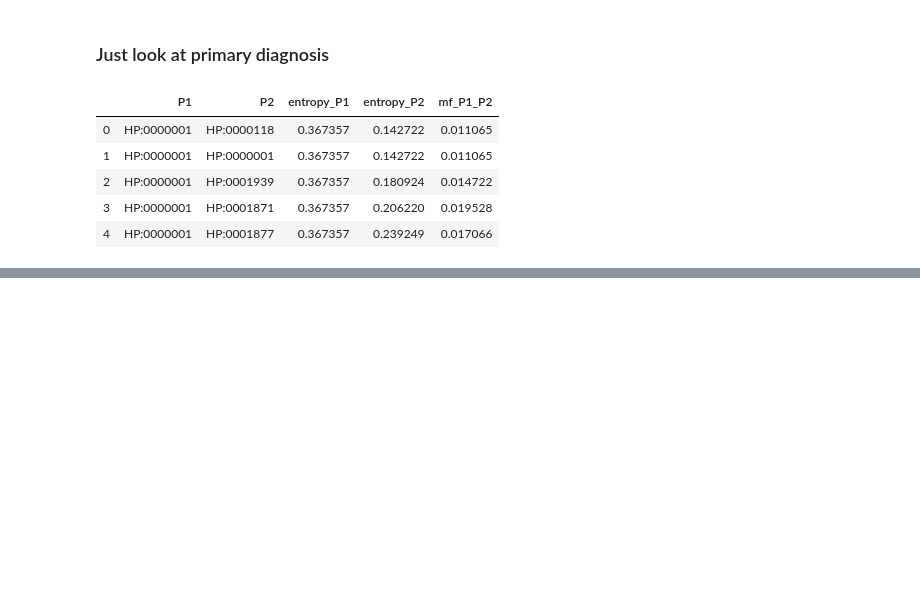
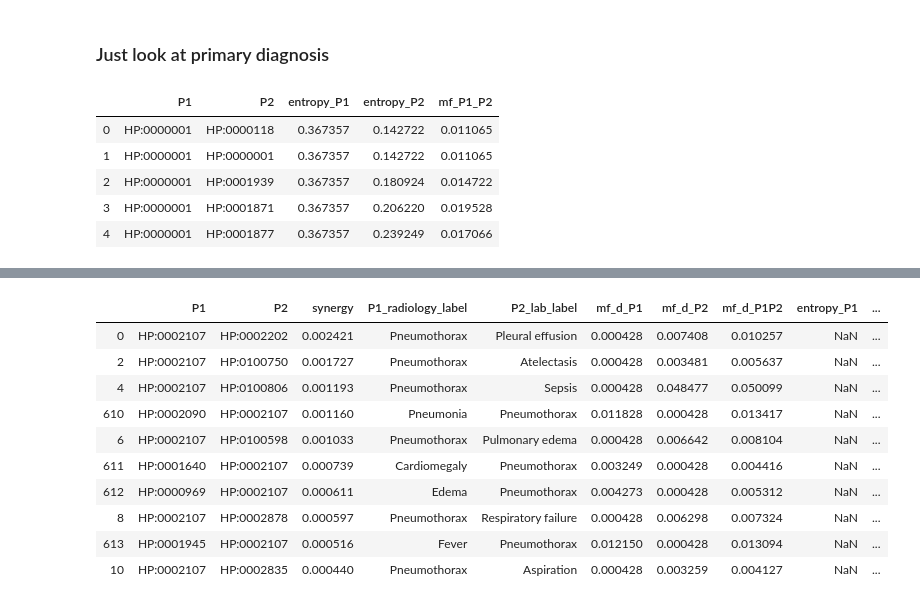
Before and after one commit to TheJacksonLaboratory/MIMIC_HPO, a Jupyter notebook: src/main/resources/interpretation.ipynb, the cells around one changed output, grey strips where cells are left out. Saved outputs shown, nothing was run; the diff lists cells and outputs as text; code cells hidden in the pictures; blank space fills up the shorter version.

```diff
--- a/src/main/resources/interpretation.ipynb
+++ b/src/main/resources/interpretation.ipynb
@@ -230,0 +189,21 @@ include_overall_mf.sort_values(by='synergy', ascending=False).to_csv('synergy-ra
+# %%
+#p_values = load_p_values('p_value_038_primary_only.obj')
+synergy = synergies_intra_textHpo['038']
+filtered_data = filtered_synergy_dataframe(synergy, p_values=None, percentile_cut = 5)
+filtered_data = filtered_data[filtered_data.P1 < filtered_data.P2]
+include_overall_mf = filtered_data.merge(mf_all, on=['P1', 'P2'], how='left')
+include_overall_mf['entropy_P1_given_d'] = include_overall_mf['entropy_P1'] - include_overall_mf['mf_d_P1']
+include_overall_mf['entropy_P2_given_d'] = include_overall_mf['entropy_P2'] - include_overall_mf['mf_d_P2']
+include_overall_mf.sort_values(by='synergy', ascending=False).head(10)
+# %% [output]
+|  | P1 | P2 | synergy | P1_radiology_label | P2_lab_label | mf_d_P1 | mf_d_P2 | mf_d_P1P2 | entropy_P1 | ... |
+| 0 | HP:0002107 | HP:0002202 | 0.002421 | Pneumothorax | Pleural effusion | 0.000428 | 0.007408 | 0.010257 | NaN | ... |
+| 2 | HP:0002107 | HP:0100750 | 0.001727 | Pneumothorax | Atelectasis | 0.000428 | 0.003481 | 0.005637 | NaN | ... |
+| 4 | HP:0002107 | HP:0100806 | 0.001193 | Pneumothorax | Sepsis | 0.000428 | 0.048477 | 0.050099 | NaN | ... |
+| 610 | HP:0002090 | HP:0002107 | 0.001160 | Pneumonia | Pneumothorax | 0.011828 | 0.000428 | 0.013417 | NaN | ... |
+| 6 | HP:0002107 | HP:0100598 | 0.001033 | Pneumothorax | Pulmonary edema | 0.000428 | 0.006642 | 0.008104 | NaN | ... |
+| 611 | HP:0001640 | HP:0002107 | 0.000739 | Cardiomegaly | Pneumothorax | 0.003249 | 0.000428 | 0.004416 | NaN | ... |
+| 612 | HP:0000969 | HP:0002107 | 0.000611 | Edema | Pneumothorax | 0.004273 | 0.000428 | 0.005312 | NaN | ... |
+| 8 | HP:0002107 | HP:0002878 | 0.000597 | Pneumothorax | Respiratory failure | 0.000428 | 0.006298 | 0.007324 | NaN | ... |
+| 613 | HP:0001945 | HP:0002107 | 0.000516 | Fever | Pneumothorax | 0.012150 | 0.000428 | 0.013094 | NaN | ... |
+| 10 | HP:0002107 | HP:0002835 | 0.000440 | Pneumothorax | Aspiration | 0.000428 | 0.003259 | 0.004127 | NaN | ... |
```
Also changed, not shown: parts of 32 cells of this notebook, 2 other files.
